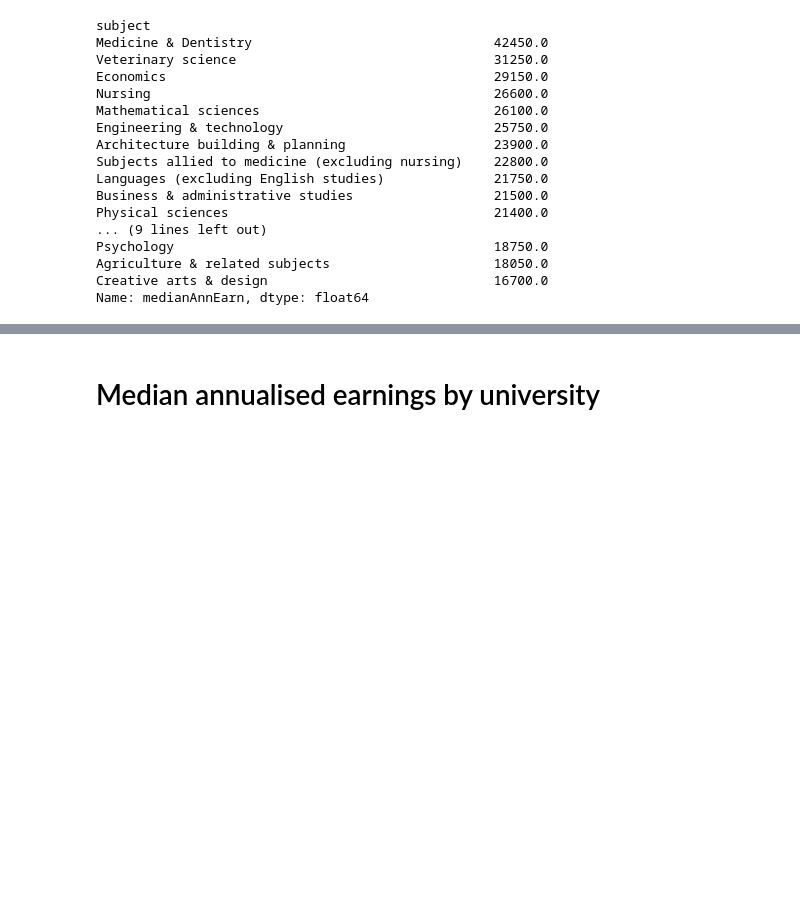
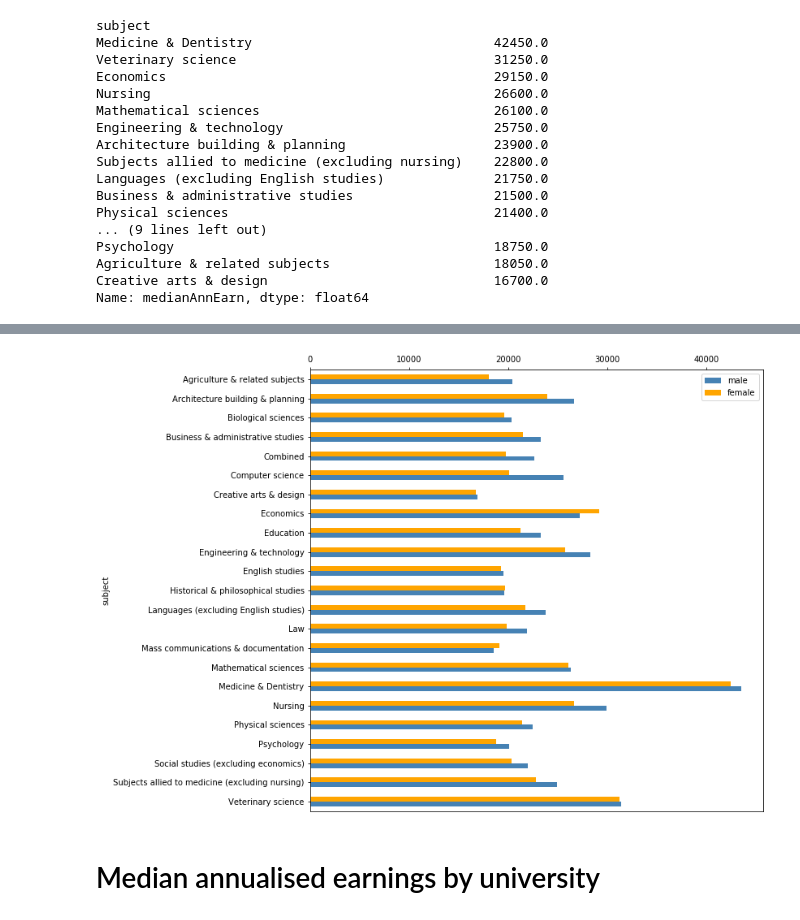
Before and after one commit to gracelinan/data-studio-projects, a Jupyter notebook: July 7-13/University graduate earnings.ipynb, the cells around one changed output, grey strips where cells are left out. Saved outputs shown, nothing was run; the diff lists cells and outputs as text; code cells hidden in the pictures; blank space fills up the shorter version.

Commit message:
added new chart

```diff
--- a/July 7-13/University graduate earnings.ipynb
+++ b/July 7-13/University graduate earnings.ipynb
@@ -191,3 +193,15 @@ Psychology                                         18750.0
 Agriculture & related subjects                     18050.0
 Creative arts & design                             16700.0
 Name: medianAnnEarn, dtype: float64
+# %%
+male_median = df[df.sex == 'Male'].groupby(by = 'subject').medianAnnEarn.median().sort_values(ascending=False)
+female_median = df[df.sex == 'Female'].groupby(by = 'subject').medianAnnEarn.median().sort_values(ascending=False)
+
+subjects = []
+for subject in df.subject:
+    if subject not in subjects:
+        subjects.append(subject)
+subjects
+
+data = pd.DataFrame({'male': male_median,'female':female_median, 'subject': subjects})
+data
@@ -194,3 +226,9 @@ Name: medianAnnEarn, dtype: float64
+# %%
+ax = data.sort_values(by='subject', ascending=False).plot(x='subject', y=['male', 'female'], kind='barh',
+                                                          width=0.5, figsize=(10, 10), color=['steelblue', 'orange'])
+ax.xaxis.tick_top()
+# %% [output]
+[figure, added]
 # %% [markdown]
 # Median annualised earnings by university
 # %%
```
Also changed, not shown: parts of 2 cells of this notebook.
